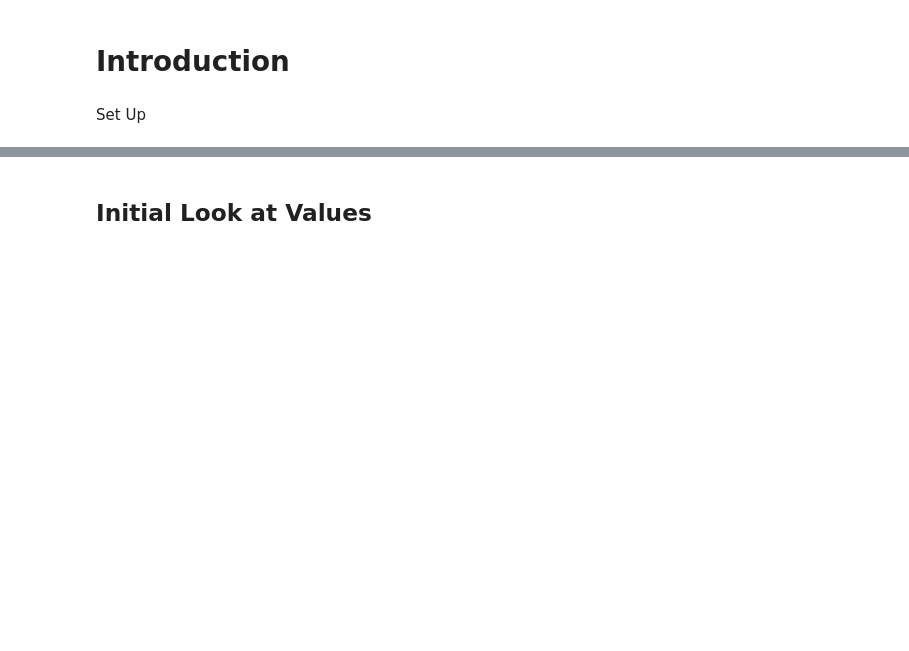
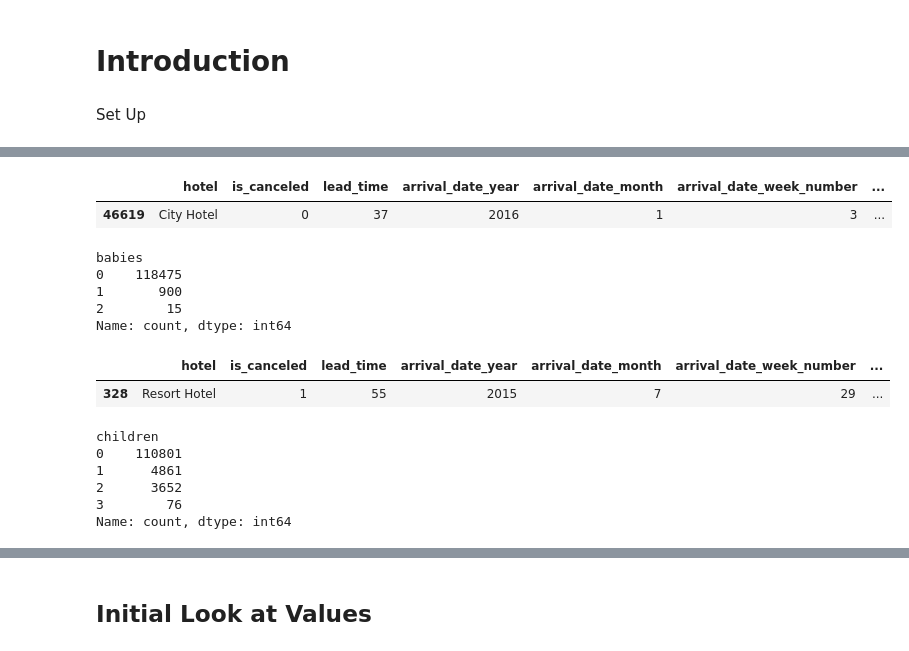
Before and after one commit to briantlui/predictive-model, a Jupyter notebook: notebooks/01-data-loading-cleaning.ipynb, the cells around one changed output, grey strips where cells are left out. Drawn from its saved outputs; the diff is of its cells as text; code cells hidden in the pictures; blank space fills up the shorter version.

```diff
--- a/notebooks/01-data-loading-cleaning.ipynb
+++ b/notebooks/01-data-loading-cleaning.ipynb
@@ -61,0 +292,6 @@ memory usage: 5.2+ MB
+# %%
+#checking babies
+init_clean_df[init_clean_df['babies'] > 5]
+# %% [output]
+|  | hotel | is_canceled | lead_time | arrival_date_year | arrival_date_month | arrival_date_week_number | ... |
+| 46619 | City Hotel | 0 | 37 | 2016 | 1 | 3 | ... |
@@ -61,0 +301,15 @@ memory usage: 5.2+ MB
+# %%
+#sanity check that anomalies were removed
+init_clean_df['babies'].value_counts()
+# %% [output]
+babies
+0    118475
+1       900
+2        15
+Name: count, dtype: int64
+# %%
+#checking children
+init_clean_df[init_clean_df['children'] > 5]
+# %% [output]
+|  | hotel | is_canceled | lead_time | arrival_date_year | arrival_date_month | arrival_date_week_number | ... |
+| 328 | Resort Hotel | 1 | 55 | 2015 | 7 | 29 | ... |
@@ -61,0 +319,10 @@ memory usage: 5.2+ MB
+# %%
+#sanity check
+init_clean_df['children'].value_counts()
+# %% [output]
+children
+0    110801
+1      4861
+2      3652
+3        76
+Name: count, dtype: int64
```
Also changed, not shown: parts of 49 cells of this notebook.
